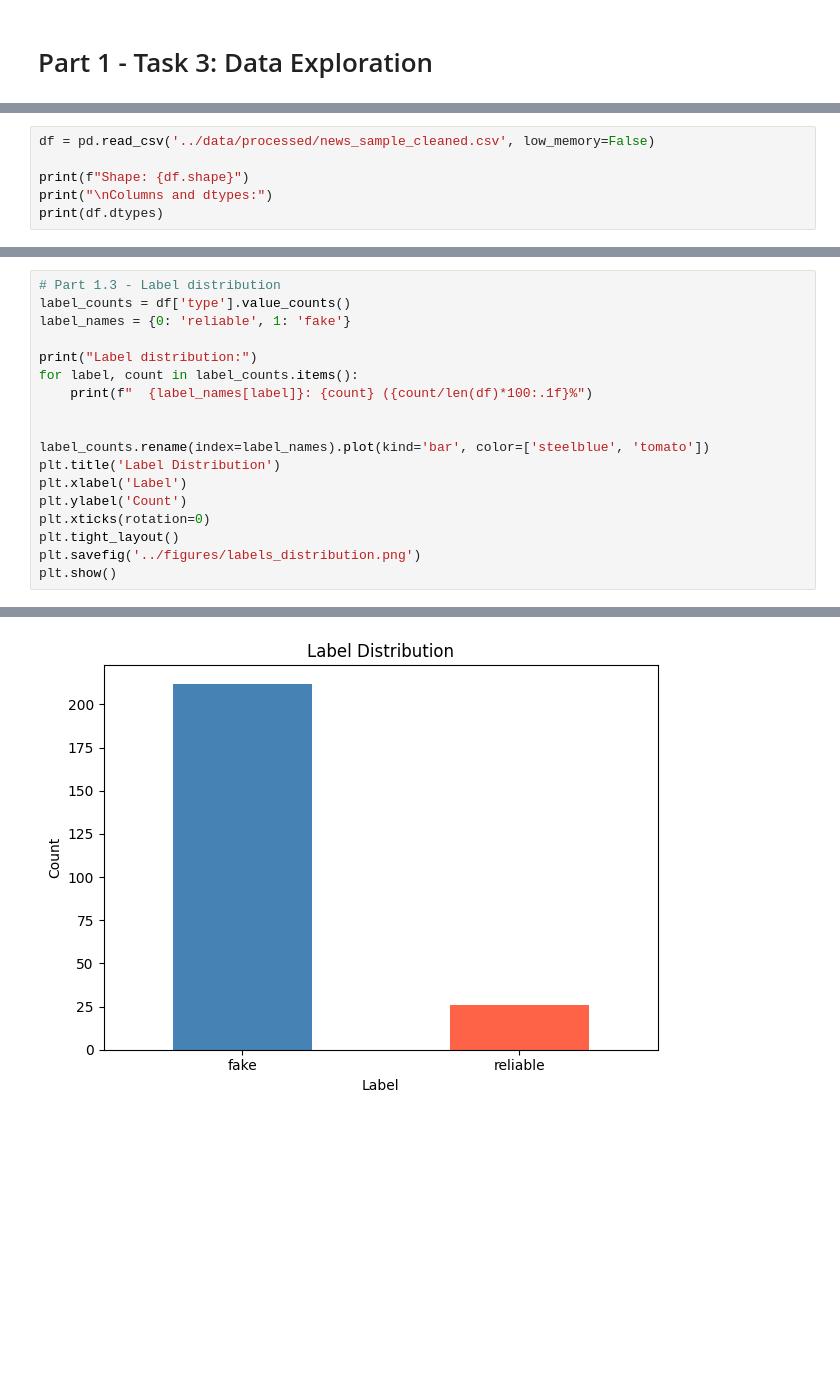
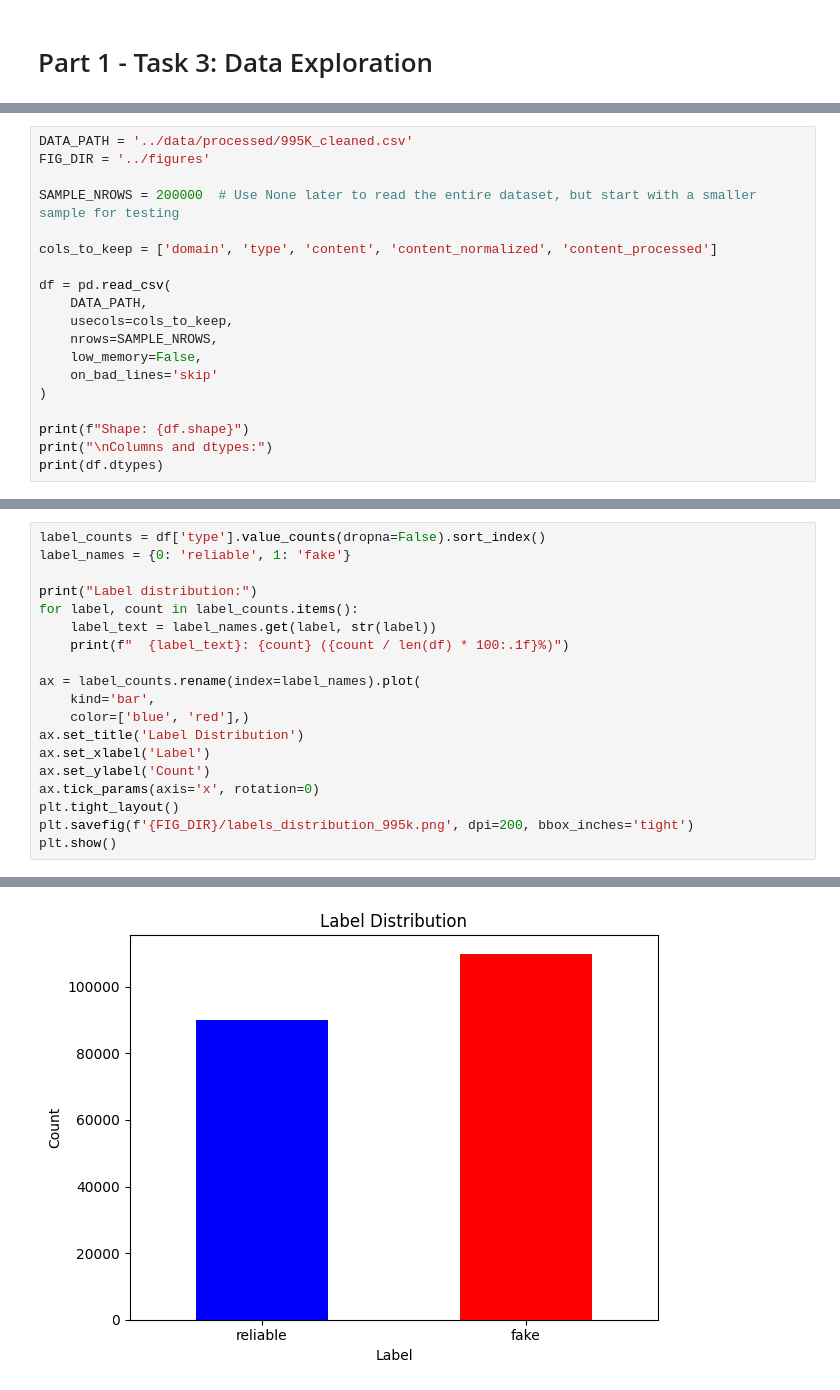
Before and after one commit to mathiaswela/fake-news-group-project, a Jupyter notebook: notebooks/02_data_exploration_andreas.ipynb, the cells around one changed output, grey strips where cells are left out. Saved outputs shown, nothing was run; the diff lists cells and outputs as text; blank space fills up the shorter version.

```diff
--- a/notebooks/02_data_exploration_andreas.ipynb
+++ b/notebooks/02_data_exploration_andreas.ipynb
@@ -10,5 +13,18 @@ from collections import Counter
 # %%
-df = pd.read_csv('../data/processed/news_sample_cleaned.csv', low_memory=False)
+DATA_PATH = '../data/processed/995K_cleaned.csv'
+FIG_DIR = '../figures'
+
+SAMPLE_NROWS = 200000  # Use None later to read the entire dataset, but start with a smaller sample for testing
+
+cols_to_keep = ['domain', 'type', 'content', 'content_normalized', 'content_processed']
+
+df = pd.read_csv(
+    DATA_PATH,
+    usecols=cols_to_keep,
+    nrows=SAMPLE_NROWS,
+    low_memory=False,
+    on_bad_lines='skip'
+)
 
 print(f"Shape: {df.shape}")
 print("\nColumns and dtypes:")
@@ -40,20 +47,21 @@ We examine the balance between reliable (0) and fake (1) articles in the dataset
 # %%
-# Part 1.3 - Label distribution
-label_counts = df['type'].value_counts()
+label_counts = df['type'].value_counts(dropna=False).sort_index()
 label_names = {0: 'reliable', 1: 'fake'}
 
 print("Label distribution:")
 for label, count in label_counts.items():
-    print(f"  {label_names[label]}: {count} ({count/len(df)*100:.1f}%")
+    label_text = label_names.get(label, str(label))
+    print(f"  {label_text}: {count} ({count / len(df) * 100:.1f}%)")
 
-
-label_counts.rename(index=label_names).plot(kind='bar', color=['steelblue', 'tomato'])
-plt.title('Label Distribution')
-plt.xlabel('Label')
-plt.ylabel('Count')
-plt.xticks(rotation=0)
+ax = label_counts.rename(index=label_names).plot(
+    kind='bar',
+    color=['blue', 'red'],)
+ax.set_title('Label Distribution')
+ax.set_xlabel('Label')
+ax.set_ylabel('Count')
+ax.tick_params(axis='x', rotation=0)
 plt.tight_layout()
-plt.savefig('../figures/labels_distribution.png')
+plt.savefig(f'{FIG_DIR}/labels_distribution_995k.png', dpi=200, bbox_inches='tight')
 plt.show()
 # %% [output]
 Label distribution:
@@ -62,3 +70,3 @@ Label distribution:
-[figure, old version]
+[figure, new version]
 # %% [markdown]
 ## Observation 2: Article Length Distribution per Label
```
Also changed, not shown: parts of 19 cells of this notebook, 5 other files.
